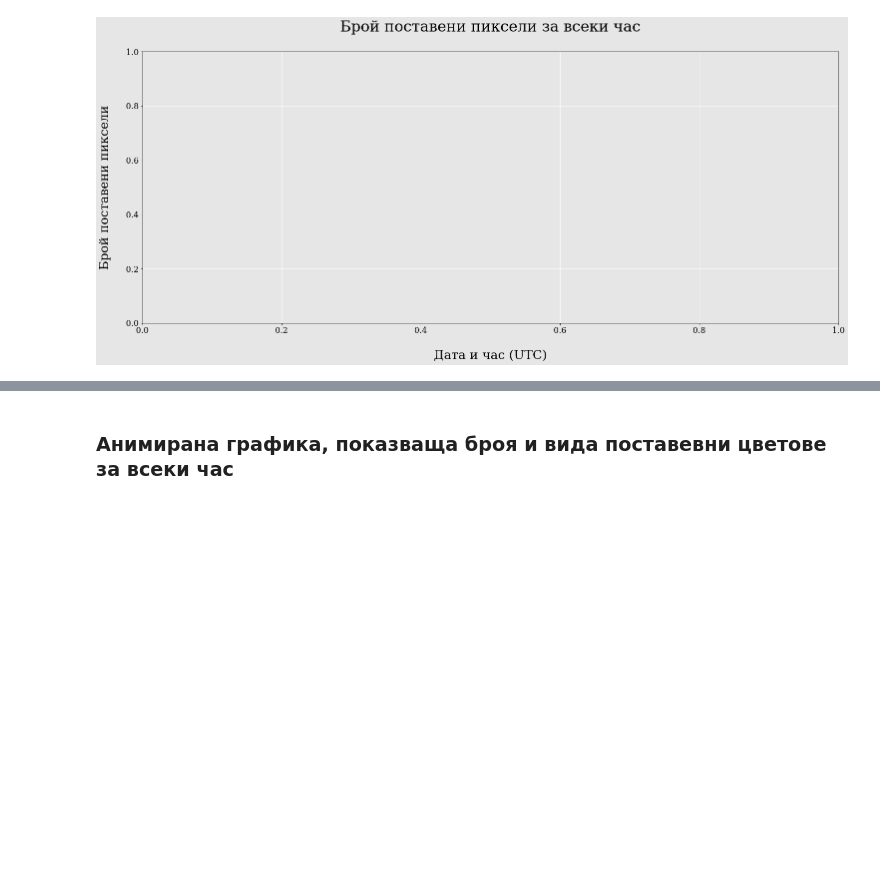
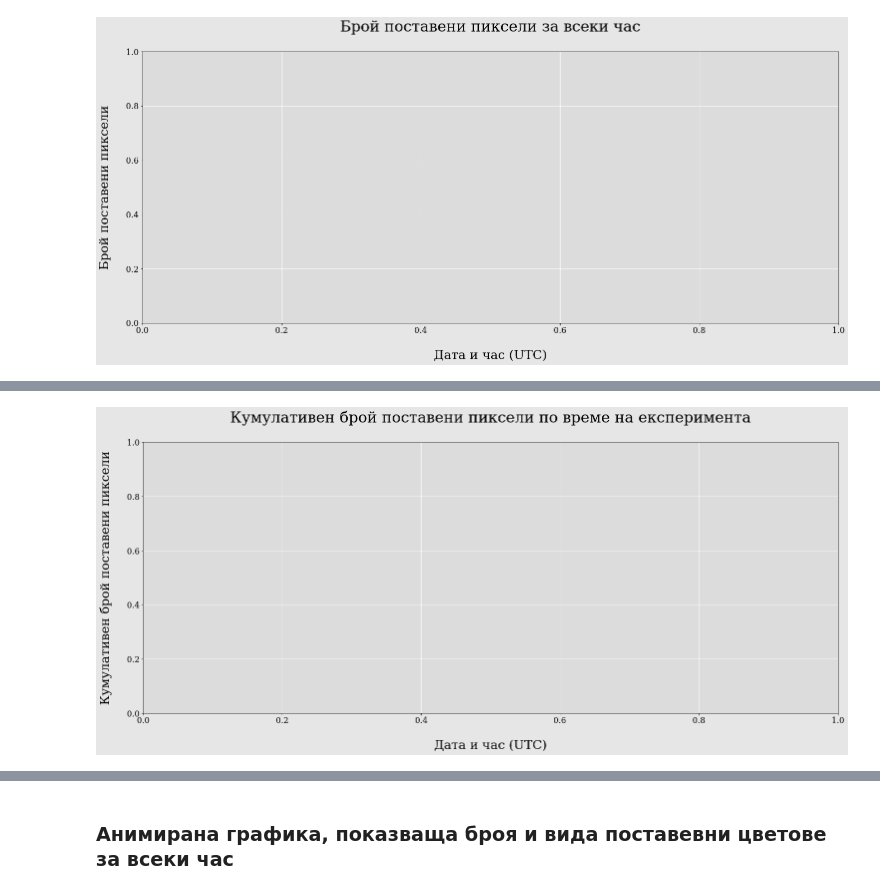
Before and after one commit to Denis-Iv/Analyzing-Social-Experiment, a Jupyter notebook: visualize_data.ipynb, the cells around one changed output, grey strips where cells are left out. Saved outputs shown, nothing was run; the diff lists cells and outputs as text; code cells hidden in the pictures; blank space fills up the shorter version.

Commit message:
Add cumsum animated plots for colors and pixels placed

```diff
--- a/visualize_data.ipynb
+++ b/visualize_data.ipynb
@@ -15,11 +7,0 @@ AXIS_PADDING = 30
-# %%
-plt.rc('font', size=MEDIUM_FONT, family='serif')
-plt.rc('axes', titlesize=LARGE_FONT, titlepad=TITLE_PADDING, labelsize=MEDIUM_FONT, labelpad=AXIS_PADDING)
-plt.rc('axes', facecolor='#E6E6E6', grid=True, edgecolor='black', prop_cycle=plt.cycler(color=['#89A3D5']), axisbelow=True)
-plt.rc('xtick', labelsize=SMALL_FONT)
-plt.rc('ytick', labelsize=SMALL_FONT)
-plt.rc('grid', color='white', linestyle='solid')
-plt.rc('figure', figsize=(25,10), facecolor='#E6E6E6')
-
-fig = plt.figure()
-ax = plt.axes()
@@ -28,5 +8,5 @@ ax = plt.axes()
-# %%
-plt.rcParams.update(plt.rcParamsDefault)
+# %%
+plt.style.use('style.mplstyle')
 # %% [markdown]
 # Импортиране на файлове
 # %%
@@ -316,0 +280,11 @@ index
+# %%
+fig = plt.figure()
+ax = plt.axes()
+
+ax.set_title('Кумулативен брой поставени пиксели по време на експеримента')
+ax.set_xlabel('Дата и час (UTC)')
+ax.set_ylabel('Кумулативен брой поставени пиксели')
+
+ax.set_yscale('linear')
+# %% [output]
+[figure, added]
```
Also changed, not shown: parts of 9 cells of this notebook.
